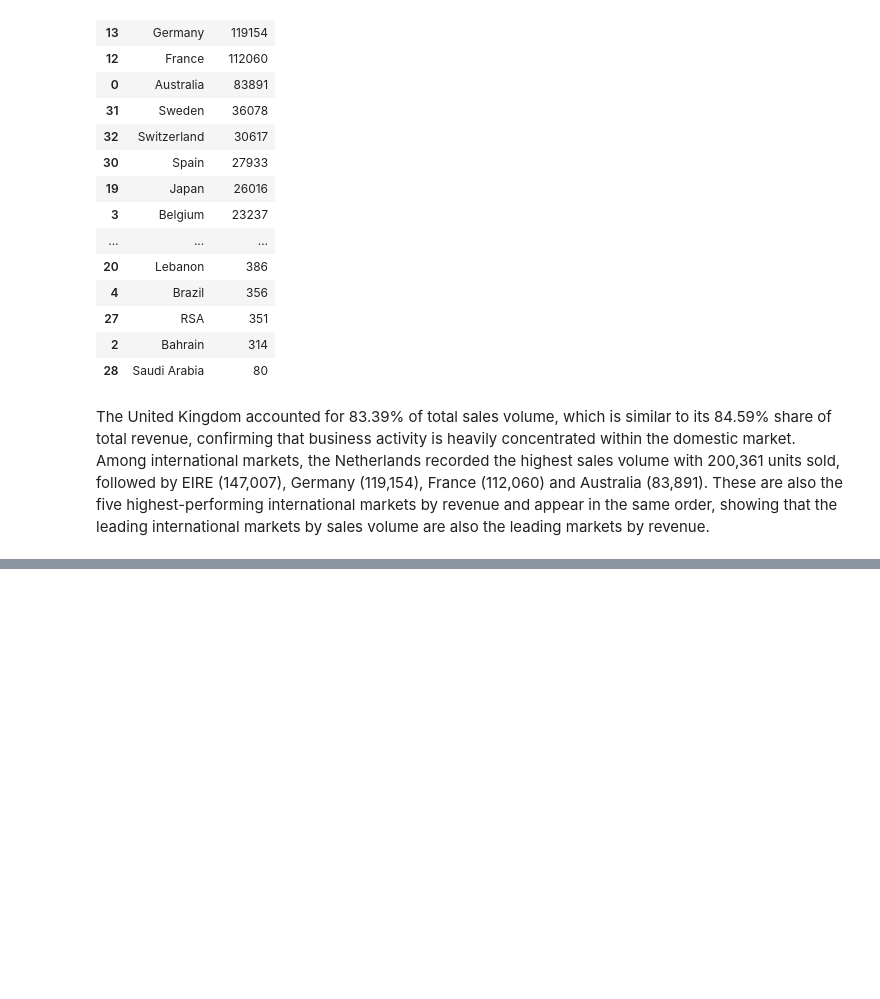
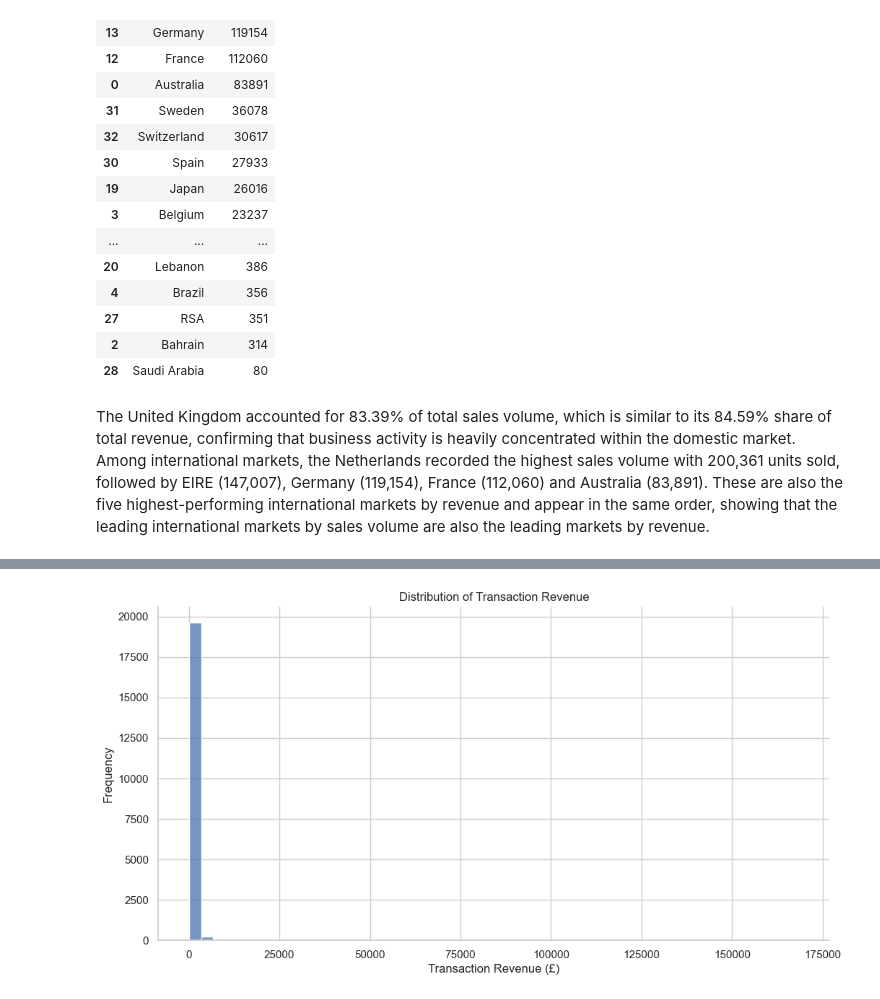
Before and after one commit to sahra02/Online-Retail-Transaction-Analysis, a Jupyter notebook: jupyter_notebooks/02-Exploratory_Data_Analysis.ipynb, the cells around one changed output, grey strips where cells are left out. Drawn from its saved outputs; the diff is of its cells as text; code cells hidden in the pictures; blank space fills up the shorter version.

Commit message:
Add statistical analysis and transaction distributions

```diff
--- a/jupyter_notebooks/02-Exploratory_Data_Analysis.ipynb
+++ b/jupyter_notebooks/02-Exploratory_Data_Analysis.ipynb
@@ -986,0 +993,4 @@ The United Kingdom accounted for 83.39% of total sales volume, which is similar
+# %%
+transaction_revenue = df.groupby("InvoiceNo")["Revenue"].sum().reset_index()
+
+transaction_revenue
@@ -986,0 +1031,13 @@ The United Kingdom accounted for 83.39% of total sales volume, which is similar
+# %%
+plt.figure(figsize=(12, 6))
+
+sns.histplot(data=transaction_revenue, x="Revenue", bins=50)
+
+plt.title("Distribution of Transaction Revenue")
+plt.xlabel("Transaction Revenue (£)")
+plt.ylabel("Frequency")
+
+sns.despine()
+plt.show()
+# %% [output]
+[figure, added]
```
Also changed, not shown: parts of 36 cells of this notebook.
